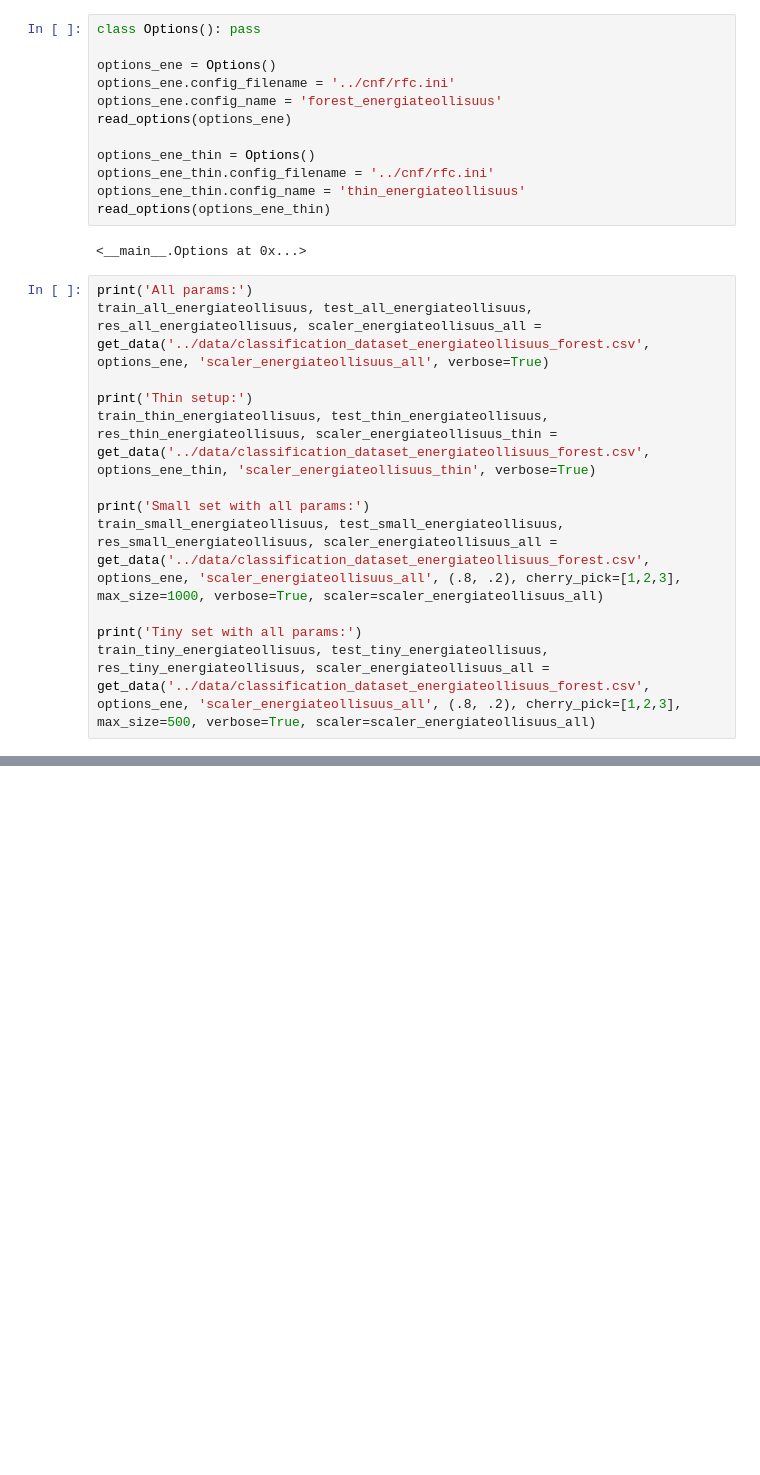
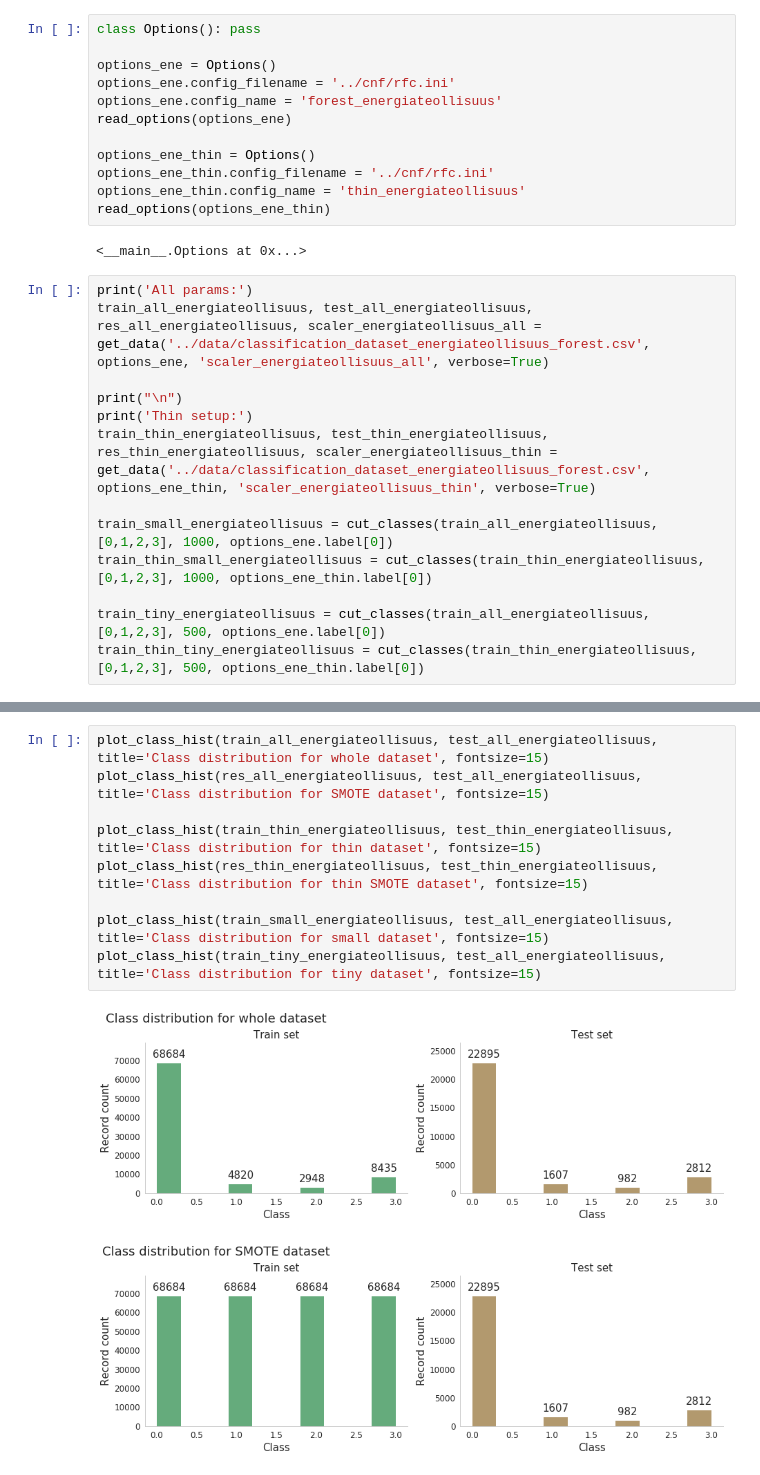
Before and after one commit to fmidev/sasse-polygon-process, a Jupyter notebook: notebooks/dataset_split.ipynb, the cells around one changed output, grey strips where cells are left out. Drawn from its saved outputs; the diff is of its cells as text; blank space fills up the shorter version.

```diff
--- a/notebooks/dataset_split.ipynb
+++ b/notebooks/dataset_split.ipynb
@@ -295,14 +279,15 @@ read_options(options_ene_thin)
 print('All params:')
 train_all_energiateollisuus, test_all_energiateollisuus, res_all_energiateollisuus, scaler_energiateollisuus_all = get_data('../data/classification_dataset_energiateollisuus_forest.csv', options_ene, 'scaler_energiateollisuus_all', verbose=True)
 
+print("\n")
 print('Thin setup:')
 train_thin_energiateollisuus, test_thin_energiateollisuus, res_thin_energiateollisuus, scaler_energiateollisuus_thin = get_data('../data/classification_dataset_energiateollisuus_forest.csv', options_ene_thin, 'scaler_energiateollisuus_thin', verbose=True)
 
-print('Small set with all params:')
-train_small_energiateollisuus, test_small_energiateollisuus, res_small_energiateollisuus, scaler_energiateollisuus_all = get_data('../data/classification_dataset_energiateollisuus_forest.csv', options_ene, 'scaler_energiateollisuus_all', (.8, .2), cherry_pick=[1,2,3], max_size=1000, verbose=True, scaler=scaler_energiateollisuus_all)
+train_small_energiateollisuus = cut_classes(train_all_energiateollisuus, [0,1,2,3], 1000, options_ene.label[0])
+train_thin_small_energiateollisuus = cut_classes(train_thin_energiateollisuus, [0,1,2,3], 1000, options_ene_thin.label[0])
 
-print('Tiny set with all params:')
-train_tiny_energiateollisuus, test_tiny_energiateollisuus, res_tiny_energiateollisuus, scaler_energiateollisuus_all = get_data('../data/classification_dataset_energiateollisuus_forest.csv', options_ene, 'scaler_energiateollisuus_all', (.8, .2), cherry_pick=[1,2,3], max_size=500, verbose=True, scaler=scaler_energiateollisuus_all)
+train_tiny_energiateollisuus = cut_classes(train_all_energiateollisuus, [0,1,2,3], 500, options_ene.label[0])
+train_thin_tiny_energiateollisuus = cut_classes(train_thin_energiateollisuus, [0,1,2,3], 500, options_ene_thin.label[0])
 # %% [output]
 All params:
 Dates in testset class 1:
@@ -323,0 +309,12 @@ Dates in testset class 1:
+# %%
+plot_class_hist(train_all_energiateollisuus, test_all_energiateollisuus, title='Class distribution for whole dataset', fontsize=15)
+plot_class_hist(res_all_energiateollisuus, test_all_energiateollisuus, title='Class distribution for SMOTE dataset', fontsize=15)
+
+plot_class_hist(train_thin_energiateollisuus, test_thin_energiateollisuus, title='Class distribution for thin dataset', fontsize=15)
+plot_class_hist(res_thin_energiateollisuus, test_thin_energiateollisuus, title='Class distribution for thin SMOTE dataset', fontsize=15)
+
+plot_class_hist(train_small_energiateollisuus, test_all_energiateollisuus, title='Class distribution for small dataset', fontsize=15)
+plot_class_hist(train_tiny_energiateollisuus, test_all_energiateollisuus, title='Class distribution for tiny dataset', fontsize=15)
+# %% [output]
+[figure, added]
+[figure, added]
```
Also changed, not shown: parts of 10 cells of this notebook, 2 other files.
